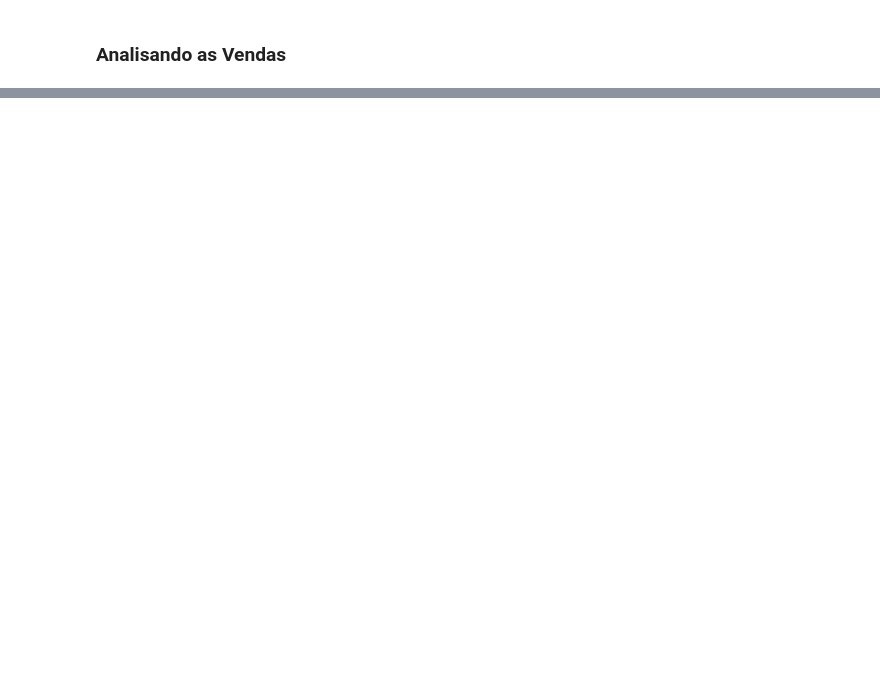
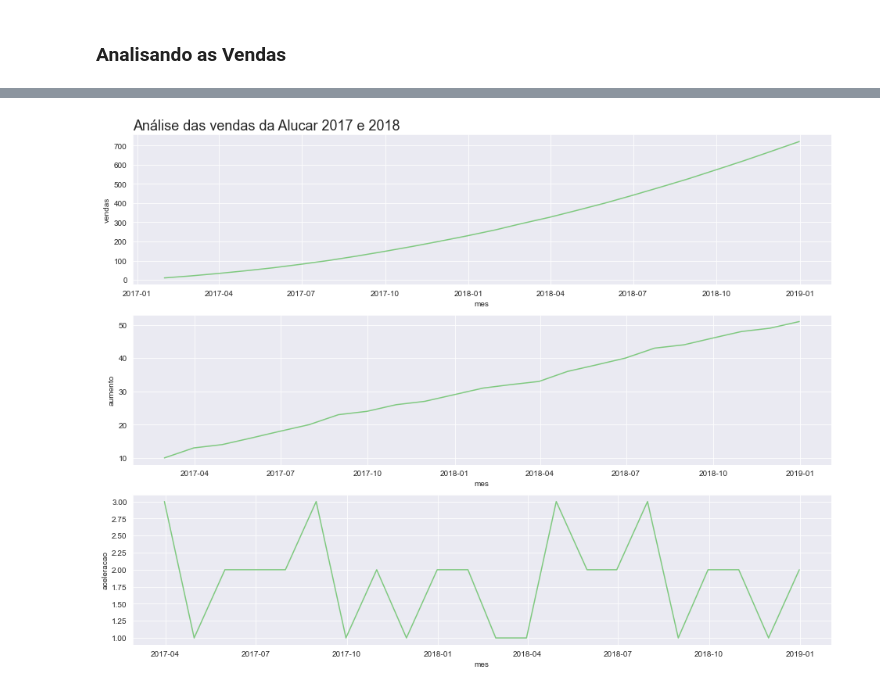
Before and after one commit to arturaraujo614/SeriesTemporais, a Jupyter notebook: SeriesTemporais.ipynb, the cells around one changed output, grey strips where cells are left out. Cells and saved outputs as stored; diff of their text form; code cells hidden in the pictures; blank space fills up the shorter version.

```diff
--- a/SeriesTemporais.ipynb
+++ b/SeriesTemporais.ipynb
@@ -33,0 +74,12 @@ ax = ax
+# %%
+plt.figure(figsize=(16,12))
+ax = plt.subplot(3,1,1)
+ax.set_title('Análise das vendas da Alucar 2017 e 2018',fontsize=18, loc='left')
+sns.lineplot(x='mes', y='vendas', data=alucar)
+plt.subplot(3,1,2)
+sns.lineplot(x='mes', y='aumento', data=alucar)
+plt.subplot(3,1,3)
+sns.lineplot(x='mes', y='aceleracao', data=alucar)
+ax=ax
+# %% [output]
+[figure, added]
```
Also changed, not shown: parts of 14 cells of this notebook.
